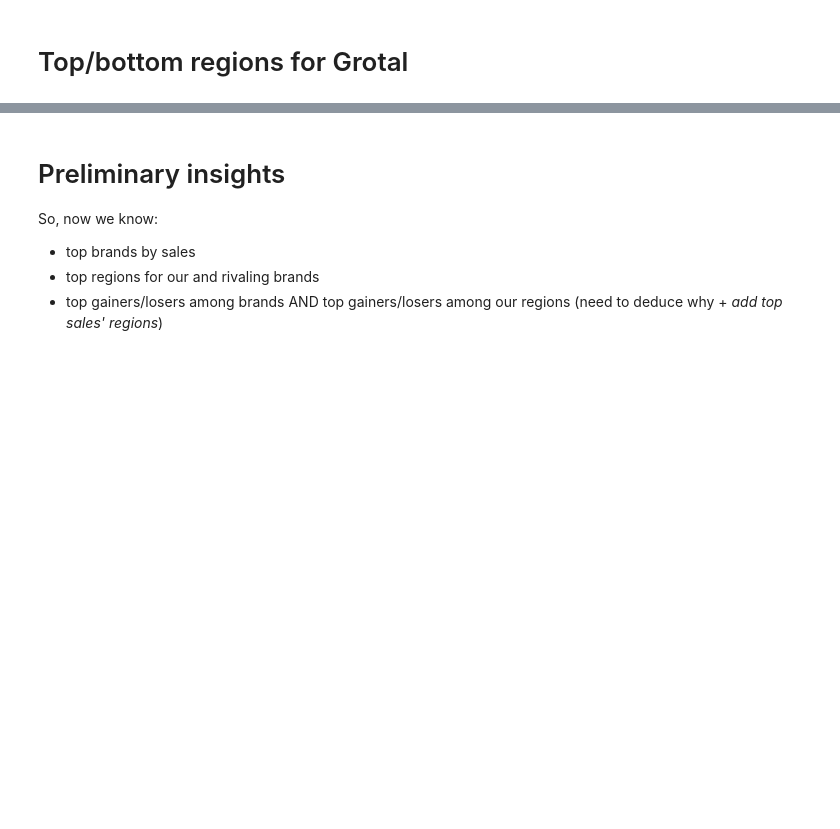
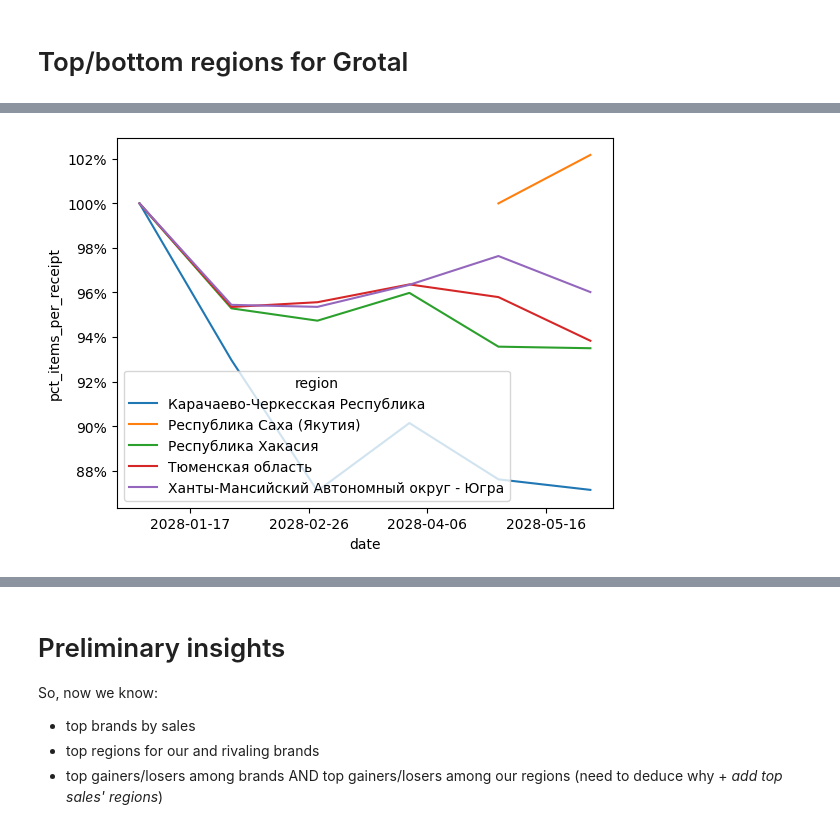
Before and after one commit to zakhar-kogan/xttr-test-brands, a Jupyter notebook: analysis.ipynb, the cells around one changed output, grey strips where cells are left out. Cells and saved outputs as stored; diff of their text form; code cells hidden in the pictures; blank space fills up the shorter version.

```diff
--- a/analysis.ipynb
+++ b/analysis.ipynb
@@ -277,0 +538,10 @@ Passing `palette` without assigning `hue` is deprecated and will be removed in v
+# %%
+# Do the same for the bottom 5 regions
+plot = sns.lineplot(
+    data=grotal_6m_b5_monthly, x="date", y="pct_items_per_receipt", hue="region"
+)
+# Less ticks
+plot.xaxis.set_major_locator(plt.MaxNLocator(5))
+plot.yaxis.set_major_formatter("{:.0%}".format)
+# %% [output]
+[figure, added]
```
Also changed, not shown: parts of 44 cells of this notebook.
